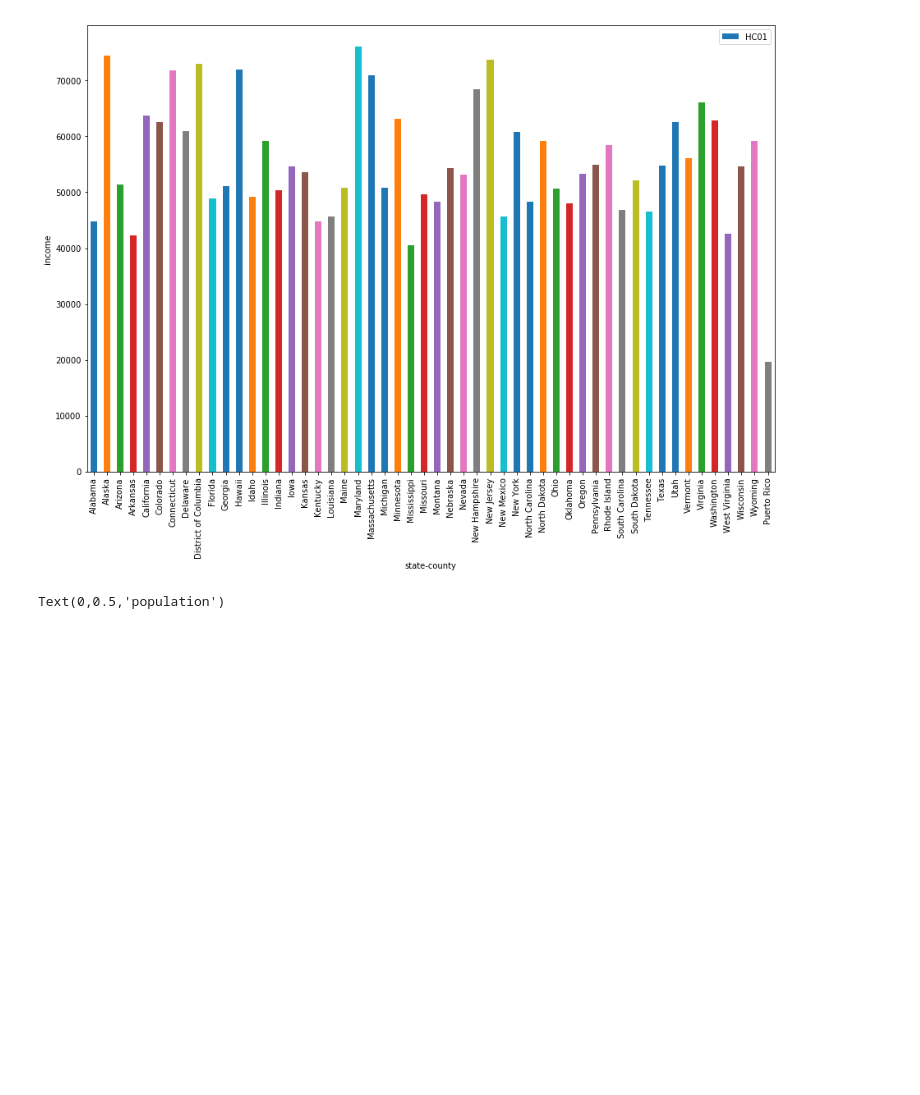
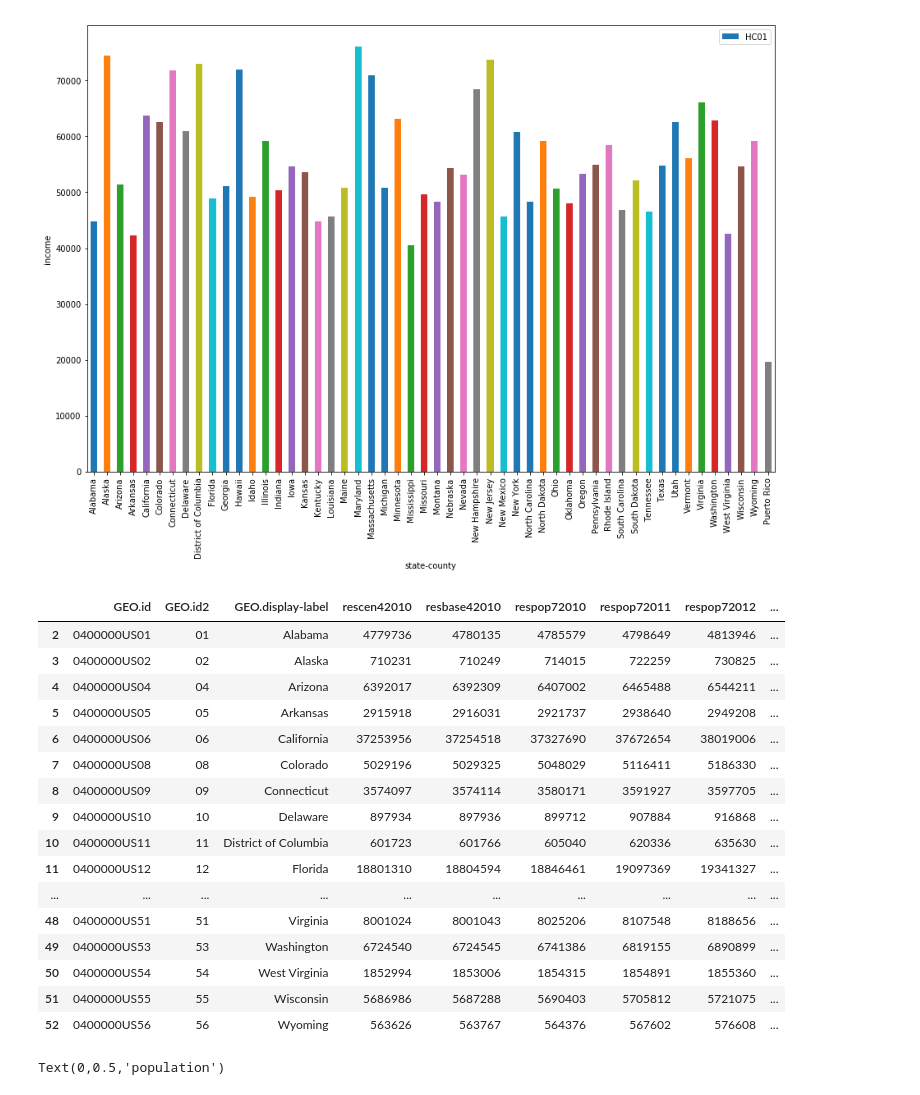
Before and after one commit to KaidongLi/testChange, a Jupyter notebook: firstTest.ipynb, the cells around one changed output. Drawn from its saved outputs; the diff is of its cells as text; code cells hidden in the pictures; blank space fills up the shorter version.

```diff
--- a/firstTest.ipynb
+++ b/firstTest.ipynb
@@ -67,9 +82,27 @@ Text(0,0.5,'income')
 # %%
 data = pd.read_csv('data/PEP_2017_census/PEP_2017_PEPANNRES_with_ann.csv')
 
 popu = data[2:53]
 popu.respop72017 = pd.to_numeric(popu.respop72017)
-#popu
+popu
+# %% [output]
+|  | GEO.id | GEO.id2 | GEO.display-label | rescen42010 | resbase42010 | respop72010 | respop72011 | respop72012 | ... |
+| 2 | 0400000US01 | 01 | Alabama | 4779736 | 4780135 | 4785579 | 4798649 | 4813946 | ... |
+| 3 | 0400000US02 | 02 | Alaska | 710231 | 710249 | 714015 | 722259 | 730825 | ... |
+| 4 | 0400000US04 | 04 | Arizona | 6392017 | 6392309 | 6407002 | 6465488 | 6544211 | ... |
+| 5 | 0400000US05 | 05 | Arkansas | 2915918 | 2916031 | 2921737 | 2938640 | 2949208 | ... |
+| 6 | 0400000US06 | 06 | California | 37253956 | 37254518 | 37327690 | 37672654 | 38019006 | ... |
+| 7 | 0400000US08 | 08 | Colorado | 5029196 | 5029325 | 5048029 | 5116411 | 5186330 | ... |
+| 8 | 0400000US09 | 09 | Connecticut | 3574097 | 3574114 | 3580171 | 3591927 | 3597705 | ... |
+| 9 | 0400000US10 | 10 | Delaware | 897934 | 897936 | 899712 | 907884 | 916868 | ... |
+| 10 | 0400000US11 | 11 | District of Columbia | 601723 | 601766 | 605040 | 620336 | 635630 | ... |
+| 11 | 0400000US12 | 12 | Florida | 18801310 | 18804594 | 18846461 | 19097369 | 19341327 | ... |
+| ... | ... | ... | ... | ... | ... | ... | ... | ... | ... |
+| 48 | 0400000US51 | 51 | Virginia | 8001024 | 8001043 | 8025206 | 8107548 | 8188656 | ... |
+| 49 | 0400000US53 | 53 | Washington | 6724540 | 6724545 | 6741386 | 6819155 | 6890899 | ... |
+| 50 | 0400000US54 | 54 | West Virginia | 1852994 | 1853006 | 1854315 | 1854891 | 1855360 | ... |
+| 51 | 0400000US55 | 55 | Wisconsin | 5686986 | 5687288 | 5690403 | 5705812 | 5721075 | ... |
+| 52 | 0400000US56 | 56 | Wyoming | 563626 | 563767 | 564376 | 567602 | 576608 | ... |
 # %%
 plt_popu = popu.plot(x='GEO.display-label', y='respop72017', kind='bar', figsize=(15, 10))
 plt_popu.set_xlabel("state")
```
Also changed, not shown: parts of 4 cells of this notebook, 1 other file.
